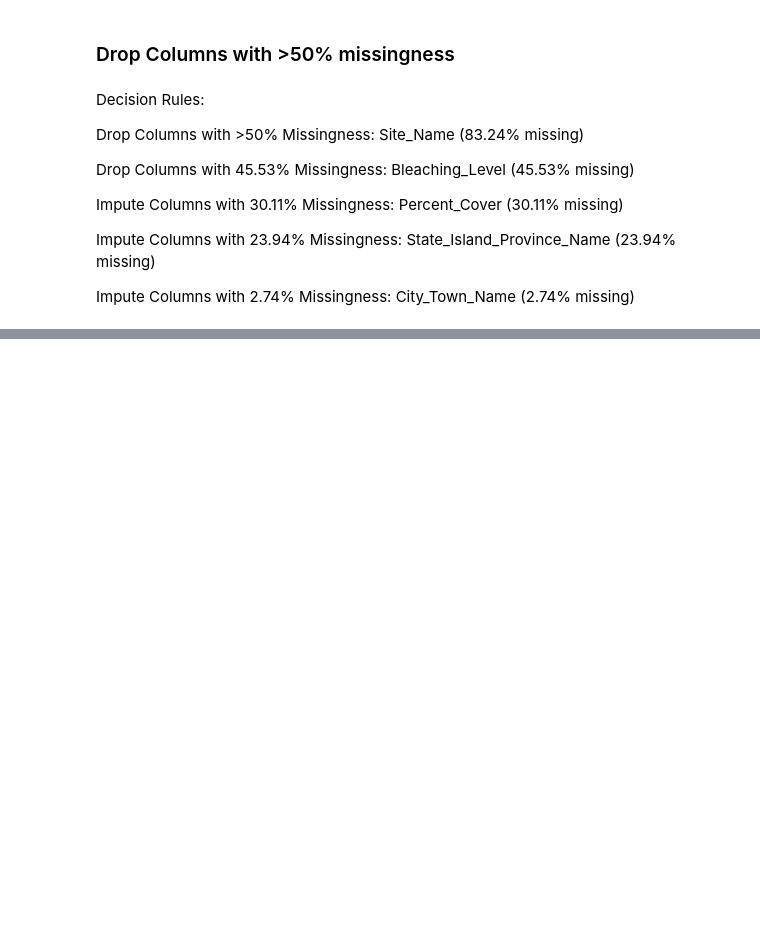
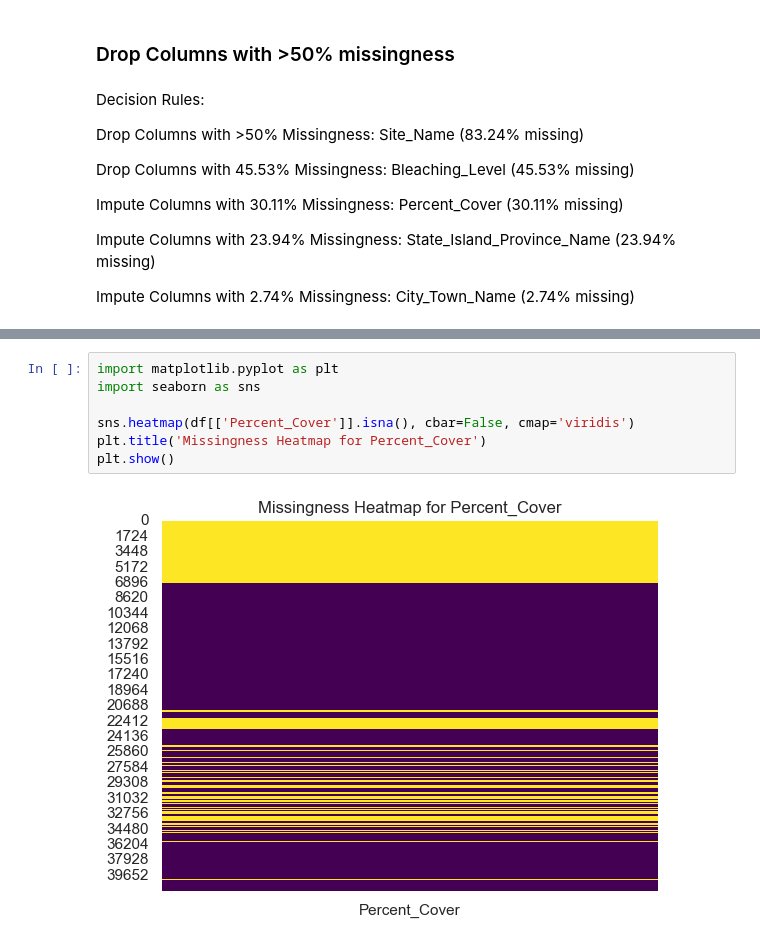
Before and after one commit to xlumzee/Temperature-and-Coral-Bleaching, a Jupyter notebook: notebooks/DataPreprocessing.ipynb, the cells around one changed output, grey strips where cells are left out. Saved outputs shown, nothing was run; the diff lists cells and outputs as text; blank space fills up the shorter version.

```diff
--- a/notebooks/DataPreprocessing.ipynb
+++ b/notebooks/DataPreprocessing.ipynb
@@ -233,0 +317,9 @@ df = df.drop(columns=columns_to_drop, errors='ignore')
+# %%
+import matplotlib.pyplot as plt
+import seaborn as sns
+
+sns.heatmap(df[['Percent_Cover']].isna(), cbar=False, cmap='viridis')
+plt.title('Missingness Heatmap for Percent_Cover')
+plt.show()
+# %% [output]
+[figure, added]
```
Also changed, not shown: parts of 50 cells of this notebook.
